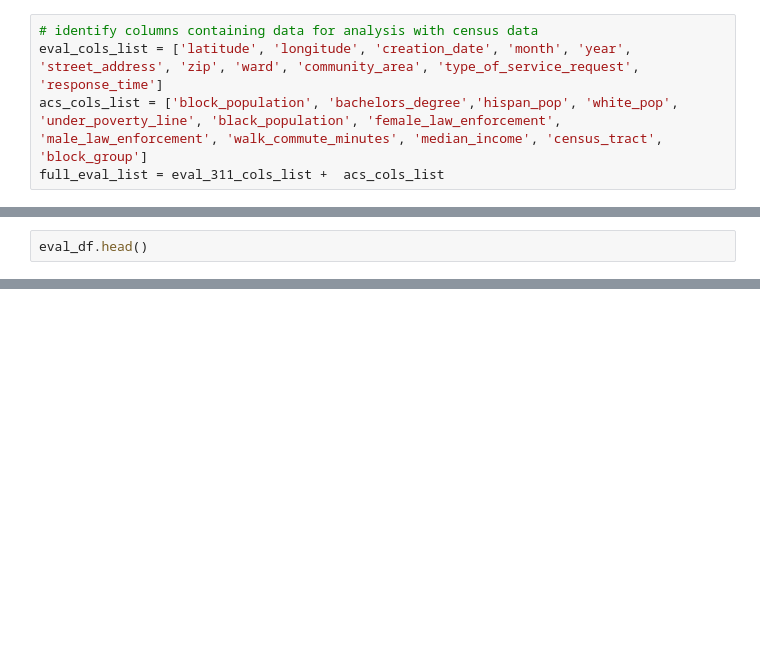
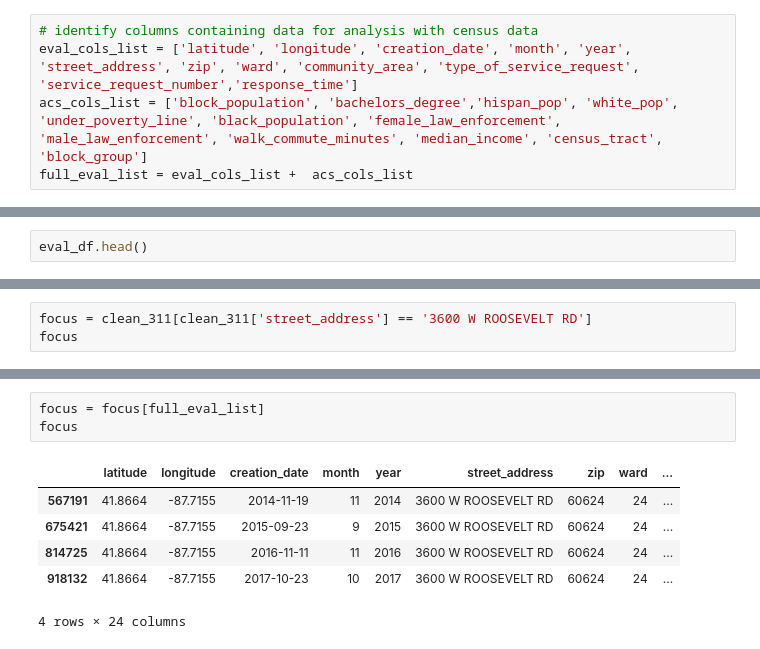
Before and after one commit to lorenh516/exploration_311, a Jupyter notebook: chicago_svc_req_exploration.ipynb, the cells around one changed output, grey strips where cells are left out. Cells and saved outputs as stored; diff of their text form; blank space fills up the shorter version.

```diff
--- a/chicago_svc_req_exploration.ipynb
+++ b/chicago_svc_req_exploration.ipynb
@@ -443,5 +467,5 @@ Name: 85721, dtype: object
 # %%
 # identify columns containing data for analysis with census data
-eval_cols_list = ['latitude', 'longitude', 'creation_date', 'month', 'year', 'street_address', 'zip', 'ward', 'community_area', 'type_of_service_request', 'response_time']
+eval_cols_list = ['latitude', 'longitude', 'creation_date', 'month', 'year', 'street_address', 'zip', 'ward', 'community_area', 'type_of_service_request', 'service_request_number','response_time']
 acs_cols_list = ['block_population', 'bachelors_degree','hispan_pop', 'white_pop', 'under_poverty_line', 'black_population', 'female_law_enforcement', 'male_law_enforcement', 'walk_commute_minutes', 'median_income', 'census_tract', 'block_group']
-full_eval_list = eval_311_cols_list +  acs_cols_list
+full_eval_list = eval_cols_list +  acs_cols_list
@@ -511,0 +542,3 @@ eval_df.head()
+# %%
+focus = clean_311[clean_311['street_address'] == '3600 W ROOSEVELT RD']
+focus
@@ -511,0 +566,10 @@ eval_df.head()
+# %%
+focus = focus[full_eval_list]
+focus
+# %% [output]
+|  | latitude | longitude | creation_date | month | year | street_address | zip | ward | ... |
+| 567191 | 41.8664 | -87.7155 | 2014-11-19 | 11 | 2014 | 3600 W ROOSEVELT RD | 60624 | 24 | ... |
+| 675421 | 41.8664 | -87.7155 | 2015-09-23 | 9 | 2015 | 3600 W ROOSEVELT RD | 60624 | 24 | ... |
+| 814725 | 41.8664 | -87.7155 | 2016-11-11 | 11 | 2016 | 3600 W ROOSEVELT RD | 60624 | 24 | ... |
+| 918132 | 41.8664 | -87.7155 | 2017-10-23 | 10 | 2017 | 3600 W ROOSEVELT RD | 60624 | 24 | ... |
+4 rows × 24 columns
```
Also changed, not shown: parts of 31 cells of this notebook.
